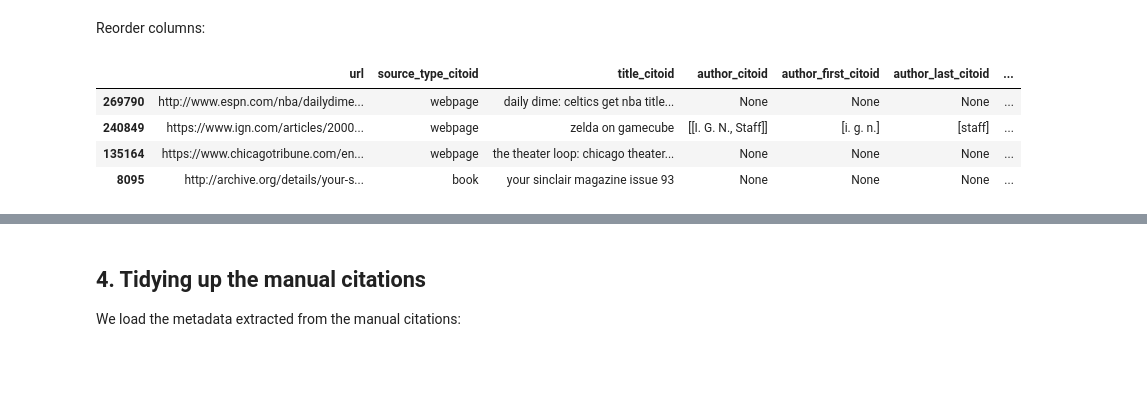
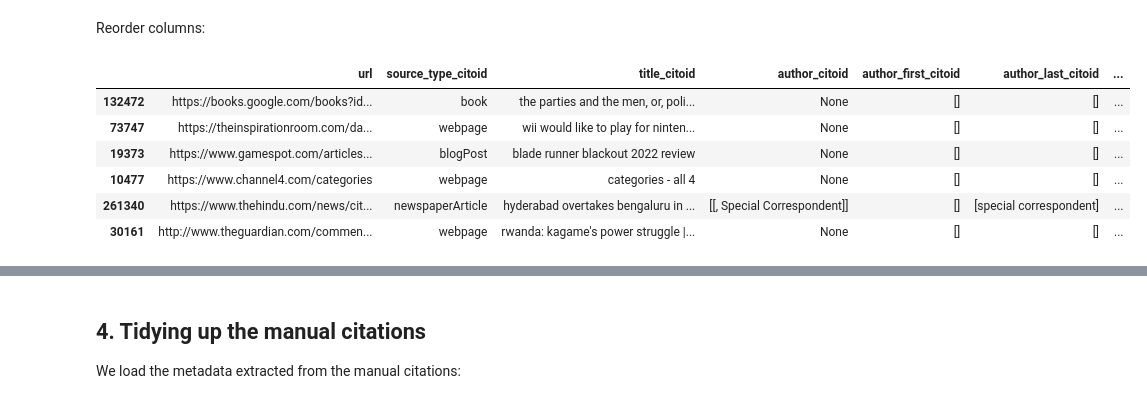
Before and after one commit to hdlabconicet/Web2Cit-research, a Jupyter notebook: understand-citoid-coverage.ipynb, the cells around one changed output, grey strips where cells are left out. Cells and saved outputs as stored; diff of their text form; code cells hidden in the pictures; blank space fills up the shorter version.

```diff
--- a/understand-citoid-coverage.ipynb
+++ b/understand-citoid-coverage.ipynb
@@ -885,6 +885,8 @@ def get_author_component(author_citoid, idx):
     if author_citoid:
         author_el = [normalize(author[idx]) for author in author_citoid if author_citoid]
         return author_el
+    else:
+        return []
 # %%
 citoid_citations['title_citoid'] = citoid_citations['title_citoid'].map(normalize, na_action='ignore')
 citoid_citations['pub_source_citoid'] = citoid_citations['pub_source_citoid'].map(normalize, na_action='ignore')
@@ -897,13 +899,15 @@ Reorder columns:
 # %%
 citoid_citations = citoid_citations[['url', 'source_type_citoid', 'title_citoid', 'author_citoid',
                                                 'author_first_citoid', 'author_last_citoid', 'pub_date_citoid', 'pub_source_citoid']]
-citoid_citations.sample(4)
+citoid_citations.sample(6)
 # %% [output]
 |  | url | source_type_citoid | title_citoid | author_citoid | author_first_citoid | author_last_citoid | ... |
-| 269790 | http://www.espn.com/nba/dailydime... | webpage | daily dime: celtics get nba title... | None | None | None | ... |
-| 240849 | https://www.ign.com/articles/2000... | webpage | zelda on gamecube | [[I. G. N., Staff]] | [i. g. n.] | [staff] | ... |
-| 135164 | https://www.chicagotribune.com/en... | webpage | the theater loop: chicago theater... | None | None | None | ... |
-| 8095 | http://archive.org/details/your-s... | book | your sinclair magazine issue 93 | None | None | None | ... |
+| 132472 | https://books.google.com/books?id... | book | the parties and the men, or, poli... | None | [] | [] | ... |
+| 73747 | https://theinspirationroom.com/da... | webpage | wii would like to play for ninten... | None | [] | [] | ... |
+| 19373 | https://www.gamespot.com/articles... | blogPost | blade runner blackout 2022 review | None | [] | [] | ... |
+| 10477 | https://www.channel4.com/categories | webpage | categories - all 4 | None | [] | [] | ... |
+| 261340 | https://www.thehindu.com/news/cit... | newspaperArticle | hyderabad overtakes bengaluru in ... | [[, Special Correspondent]] | [] | [special correspondent] | ... |
+| 30161 | http://www.theguardian.com/commen... | webpage | rwanda: kagame's power struggle |... | None | [] | [] | ... |
 # %%
 #citoid_citations["url"].value_counts() #deberian ser todos 1s ### REVISAR
 # %%
```
Also changed, not shown: parts of 17 cells of this notebook.
